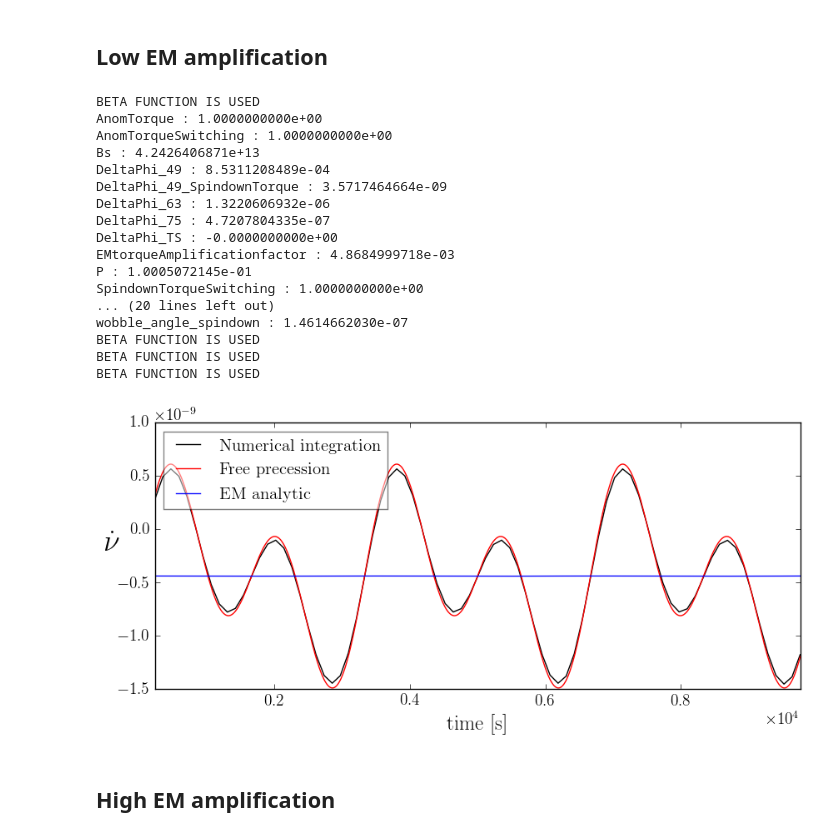
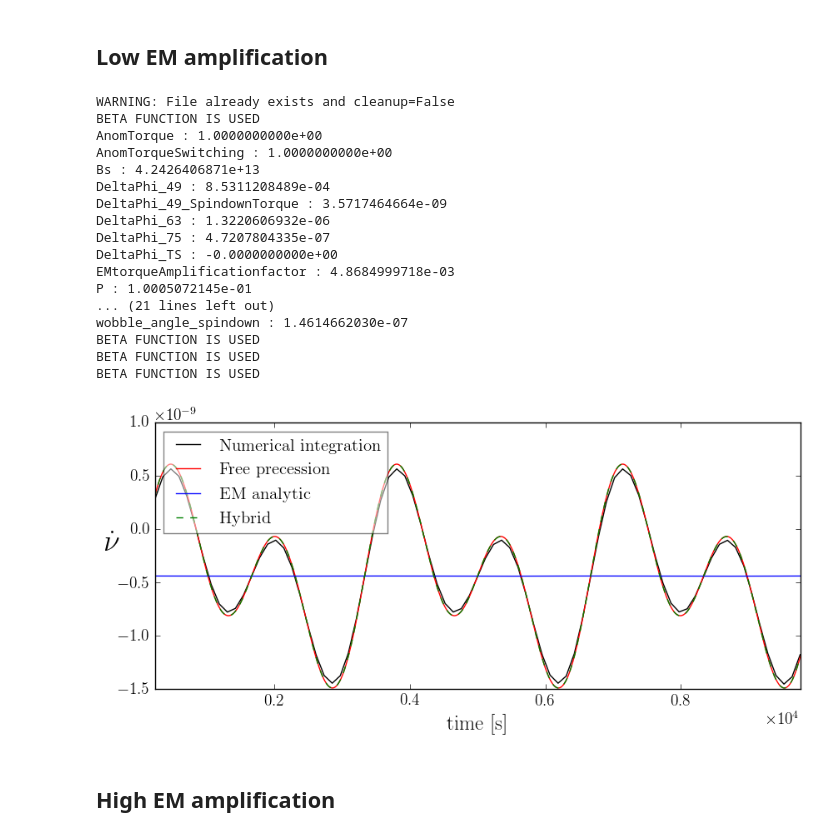
Before and after one commit to GregoryAshton/neutron_star_modelling, a Jupyter notebook: SpindownRate/DoublePeakedSpindown.ipynb, the cells around one changed output. Cells and saved outputs as stored; diff of their text form; code cells hidden in the pictures.

Commit message:
Adds function covering both regimes of Spindown

```diff
--- a/SpindownRate/DoublePeakedSpindown.ipynb
+++ b/SpindownRate/DoublePeakedSpindown.ipynb
@@ -36,6 +36,33 @@ def SignalModel_EM(theta, t):
     R = 1e6
     k = 2/3.0 * R/c * epsA * omega0**3
     return -k * Phidot**3 * Sin2Theta / (2*np.pi)
+
+def SignalModel_EM2(theta, t):
+    omega0, epsI, a0, chi, epsA = theta
+    psidot = -epsI*omega0
+    psi = psidot*t + np.pi/2.
+
+    GEOMETRIC = (psidot**2*(2*(sin(chi)*cos(a0) - sin(a0)*sin(psi)*cos(chi))
+                      *(sin(chi)*sin(a0)*sin(psi) + cos(chi)*cos(a0))*sin(chi)
+                      - ((sin(chi)*sin(psi)*cos(a0) - sin(a0)*cos(chi))**2
+                      + sin(chi)**2*cos(psi)**2)*cos(chi))*sin(chi)*sin(a0)
+                      *cos(psi)/((sin(chi)*sin(psi)*cos(a0)
+                    - sin(a0)*cos(chi))**2
+                      + sin(chi)**2*cos(psi)**2)**2
+                        ) / (2*np.pi)
+
+
+    Sin2Theta = 1 - (sin(a0)*sin(psi)*sin(chi) + cos(a0)*cos(chi))**2
+    Phidot = 1 - epsI * sin(chi) * (cos(a0) *sin(chi) - sin(psi) * sin(a0) * cos(chi)) / (
+                        (sin(a0)*cos(chi) - cos(a0)*sin(psi)*sin(chi))**2 + (cos(psi) * sin(chi))**2)
+
+    # Standard values for c , R in cgs
+    c = 3e10
+    R = 1e6
+    k = 2/3.0 * R/c * epsA * omega0**3
+    PHIDDOT = -k * Phidot**3 * Sin2Theta / (2*np.pi)
+
+    return PHIDDOT + GEOMETRIC
 # %% [markdown]
 ## Low EM amplification
 # %%
@@ -70,36 +97,40 @@ nu_dot0 = PD['nu_dot0']
 # Simple analytic
 theta_FP= np.array([omega0, epsI3, np.radians(a0), np.radians(chi0)])
 ax1.plot(time, nu_dot0 + SignalModel_FP(theta_FP, time), "-", color='r', label="Free precession")
 
 # EM model
 theta_EM = np.array([omega0, epsI3, np.radians(a0), np.radians(chi0), epsA])
 ax1.plot(time, SignalModel_EM(theta_EM, time), color="b", label="EM analytic")
 
+# EM2 model
+theta_EM = np.array([omega0, epsI3, np.radians(a0), np.radians(chi0), epsA])
+ax1.plot(time, SignalModel_EM2(theta_EM, time), "--", color="g", label="Hybrid")
+
 ax1.legend(frameon=True, loc='best', framealpha=0.5)
 
 #ax1.set_title("EM amplification factor = {:2.4f}".format(PD['EMtorqueAmplificationfactor']))
 plt.savefig("img/DoublePeaked_LowAem.pdf")
 File_Functions.PropertiesTable(file_name, "DoublePeaked_LowAem.tex")
 plt.show()
 # %% [output]
+WARNING: File already exists and cleanup=False
 BETA FUNCTION IS USED
 AnomTorque : 1.0000000000e+00
 AnomTorqueSwitching : 1.0000000000e+00
 Bs : 4.2426406871e+13
 DeltaPhi_49 : 8.5311208489e-04
 DeltaPhi_49_SpindownTorque : 3.5717464664e-09
 DeltaPhi_63 : 1.3220606932e-06
 DeltaPhi_75 : 4.7207804335e-07
 DeltaPhi_TS : -0.0000000000e+00
 EMtorqueAmplificationfactor : 4.8684999718e-03
 P : 1.0005072145e-01
-SpindownTorqueSwitching : 1.0000000000e+00
-... (20 lines left out)
+... (21 lines left out)
 wobble_angle_spindown : 1.4614662030e-07
 BETA FUNCTION IS USED
 BETA FUNCTION IS USED
 BETA FUNCTION IS USED
-[figure, old version]
+[figure, new version]
 # %% [markdown]
 ## High EM amplification
 # %%
```
Also changed, not shown: parts of 4 cells of this notebook.
